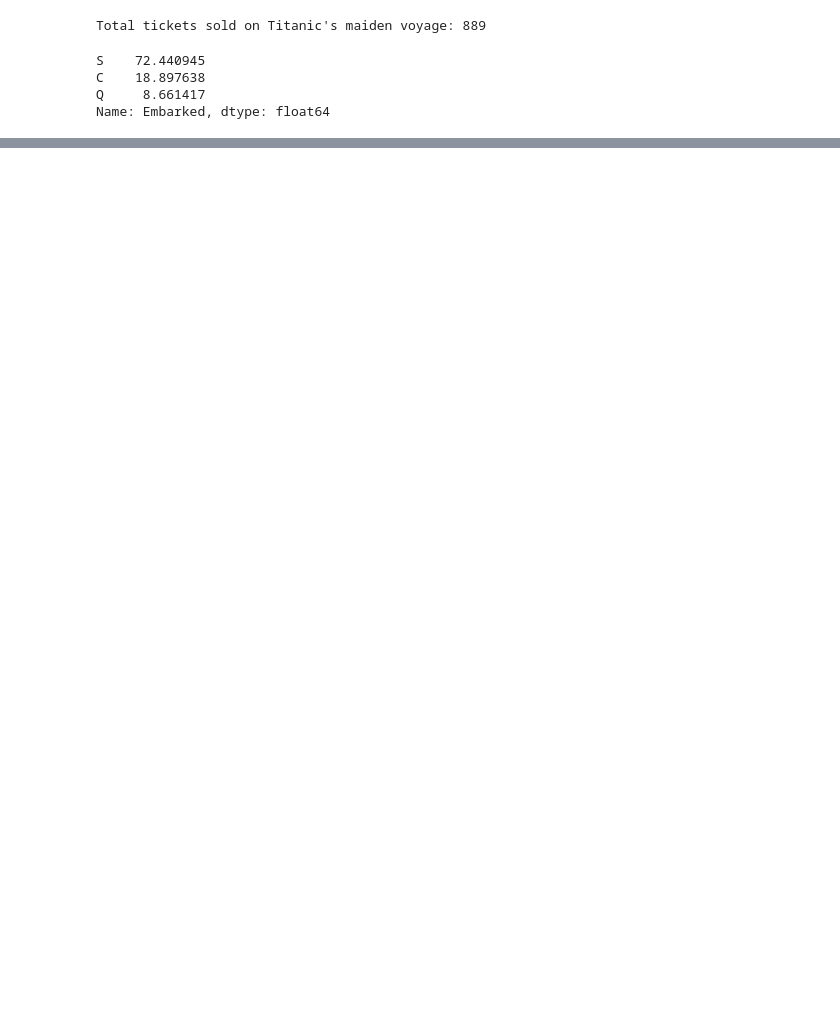
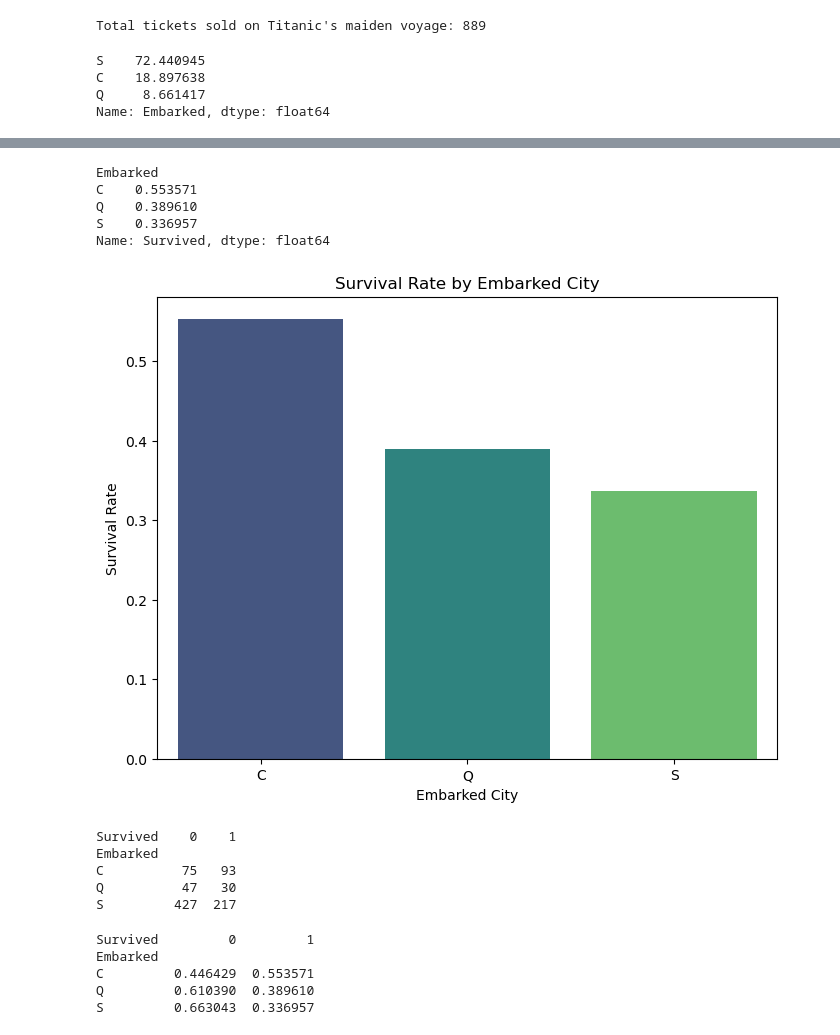
Before and after one commit to Harris-21/AI, a Jupyter notebook: Semester 1/Titanic/Titanic.ipynb, the cells around one changed output, grey strips where cells are left out. Drawn from its saved outputs; the diff is of its cells as text; code cells hidden in the pictures; blank space fills up the shorter version.

```diff
--- a/Semester 1/Titanic/Titanic.ipynb
+++ b/Semester 1/Titanic/Titanic.ipynb
@@ -202,0 +203,2 @@ NameError: name 'femaleDied' is not defined
+# %%
+df['Age Group'] = df['Age'].apply(lambda x: 'Under 18' if x < 18 else 'Over 18')
@@ -202,0 +240,40 @@ NameError: name 'femaleDied' is not defined
+# %%
+survival_rates = df.groupby('Embarked')['Survived'].mean()
+print(survival_rates)
+# %% [output]
+Embarked
+C    0.553571
+Q    0.389610
+S    0.336957
+Name: Survived, dtype: float64
+# %%
+import seaborn as sns
+import matplotlib.pyplot as plt
+
+# Create a bar plot
+plt.figure(figsize=(8, 6))
+sns.barplot(x=survival_rates.index, y=survival_rates.values, palette='viridis')
+plt.xlabel('Embarked City')
+plt.ylabel('Survival Rate')
+plt.title('Survival Rate by Embarked City')
+plt.show()
+# %% [output]
+[figure, added]
+# %%
+contingency_table = pd.crosstab(df['Embarked'], df['Survived'])
+print(contingency_table)
+# %% [output]
+Survived    0    1
+Embarked
+C          75   93
+Q          47   30
+S         427  217
+# %%
+relative_contingency_table = contingency_table.div(contingency_table.sum(axis=1), axis=0)
+print(relative_contingency_table)
+# %% [output]
+Survived         0         1
+Embarked
+C         0.446429  0.553571
+Q         0.610390  0.389610
+S         0.663043  0.336957
```
Also changed, not shown: parts of 21 cells of this notebook, 2 other files.
